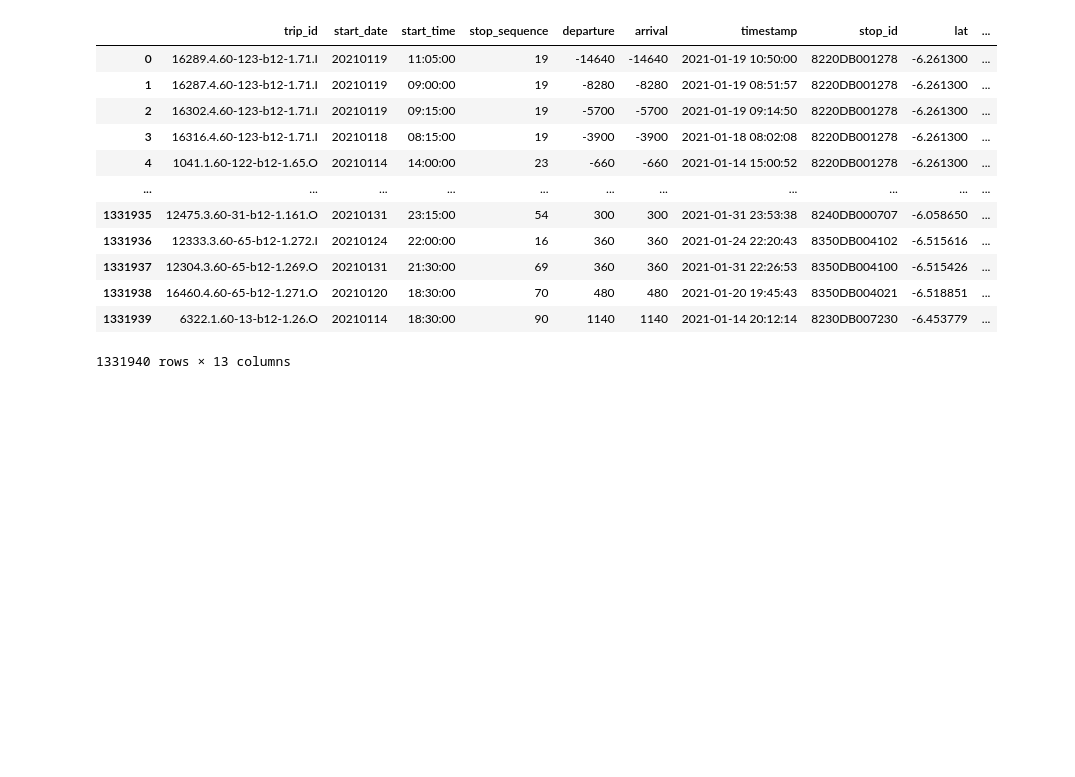
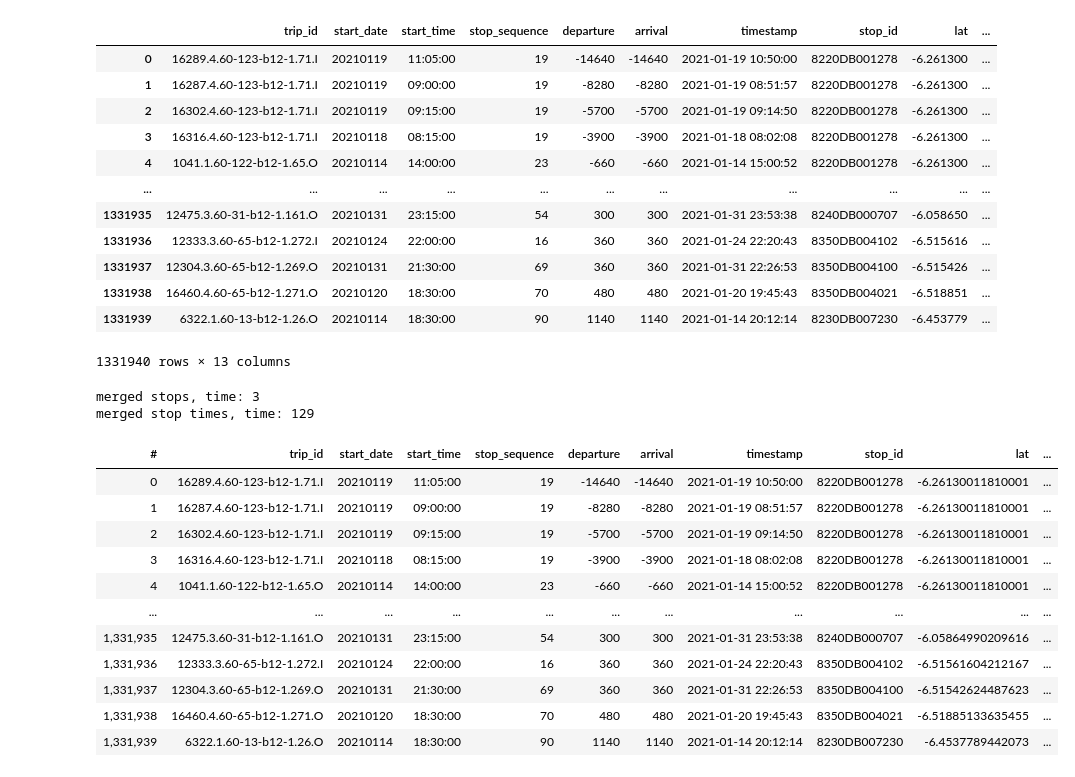
Before and after one commit to Drakodav/backend_d-dub, a Jupyter notebook: ml/processing/gtfsr_process_data.ipynb, the cells around one changed output. Drawn from its saved outputs; the diff is of its cells as text; code cells hidden in the pictures; blank space fills up the shorter version.

```diff
--- a/ml/processing/gtfsr_process_data.ipynb
+++ b/ml/processing/gtfsr_process_data.ipynb
@@ -176,0 +176,48 @@ df_s_t
+# %%
+def add_stop_data(start):
+    # read csv
+    df = pd.read_csv(gtfs_final_csv_path)
+
+    # get a list of all the stops
+    stop_df = get_stops_df(get_conn)
+
+    # merge the entity stop_id data with the stop lat lon from database
+    df = pd.merge(df, stop_df, on=["stop_id"])
+    print("merged stops, time: {}".format(round(time.time() - start)))
+
+    # get all the stop_times for each trip in our realtime data
+    trip_list = df["trip_id"].unique()
+    delayed_funcs = [delayed(get_stop_time_df)(t_id, get_conn) for t_id in trip_list]
+
+    parallel_pool = Parallel(n_jobs=8)
+    res = parallel_pool(delayed_funcs)
+
+    # stop times for each trip dataframe
+    stop_time_trip_df = pd.concat(res)
+    df = df.merge(
+        stop_time_trip_df, left_on=["trip_id", "stop_sequence"], right_on=["trip_id", "stop_sequence"], how="left"
+    )
+    print("merged stop times, time: {}".format(round(time.time() - start)))
+
+    # convert to hdf5
+    vaex.from_pandas(df).export_hdf5("./output/processing_temp.hdf5")
+add_stop_data(time.time())
+# %% [output]
+merged stops, time: 3
+merged stop times, time: 129
+# %%
+vx_df = vaex.open('./output/processing_temp.hdf5')
+vx_df
+# %% [output]
+| # | trip_id | start_date | start_time | stop_sequence | departure | arrival | timestamp | stop_id | lat | ... |
+| 0 | 16289.4.60-123-b12-1.71.I | 20210119 | 11:05:00 | 19 | -14640 | -14640 | 2021-01-19 10:50:00 | 8220DB001278 | -6.26130011810001 | ... |
+| 1 | 16287.4.60-123-b12-1.71.I | 20210119 | 09:00:00 | 19 | -8280 | -8280 | 2021-01-19 08:51:57 | 8220DB001278 | -6.26130011810001 | ... |
+| 2 | 16302.4.60-123-b12-1.71.I | 20210119 | 09:15:00 | 19 | -5700 | -5700 | 2021-01-19 09:14:50 | 8220DB001278 | -6.26130011810001 | ... |
+| 3 | 16316.4.60-123-b12-1.71.I | 20210118 | 08:15:00 | 19 | -3900 | -3900 | 2021-01-18 08:02:08 | 8220DB001278 | -6.26130011810001 | ... |
+| 4 | 1041.1.60-122-b12-1.65.O | 20210114 | 14:00:00 | 23 | -660 | -660 | 2021-01-14 15:00:52 | 8220DB001278 | -6.26130011810001 | ... |
+| ... | ... | ... | ... | ... | ... | ... | ... | ... | ... | ... |
+| 1,331,935 | 12475.3.60-31-b12-1.161.O | 20210131 | 23:15:00 | 54 | 300 | 300 | 2021-01-31 23:53:38 | 8240DB000707 | -6.05864990209616 | ... |
+| 1,331,936 | 12333.3.60-65-b12-1.272.I | 20210124 | 22:00:00 | 16 | 360 | 360 | 2021-01-24 22:20:43 | 8350DB004102 | -6.51561604212167 | ... |
+| 1,331,937 | 12304.3.60-65-b12-1.269.O | 20210131 | 21:30:00 | 69 | 360 | 360 | 2021-01-31 22:26:53 | 8350DB004100 | -6.51542624487623 | ... |
+| 1,331,938 | 16460.4.60-65-b12-1.271.O | 20210120 | 18:30:00 | 70 | 480 | 480 | 2021-01-20 19:45:43 | 8350DB004021 | -6.51885133635455 | ... |
+| 1,331,939 | 6322.1.60-13-b12-1.26.O | 20210114 | 18:30:00 | 90 | 1140 | 1140 | 2021-01-14 20:12:14 | 8230DB007230 | -6.4537789442073 | ... |
```
Also changed, not shown: parts of 13 cells of this notebook, 1 other file.
